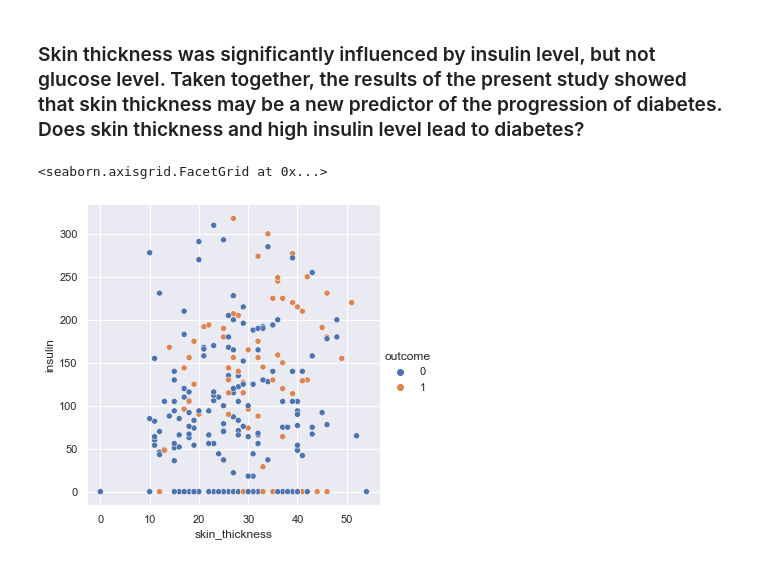
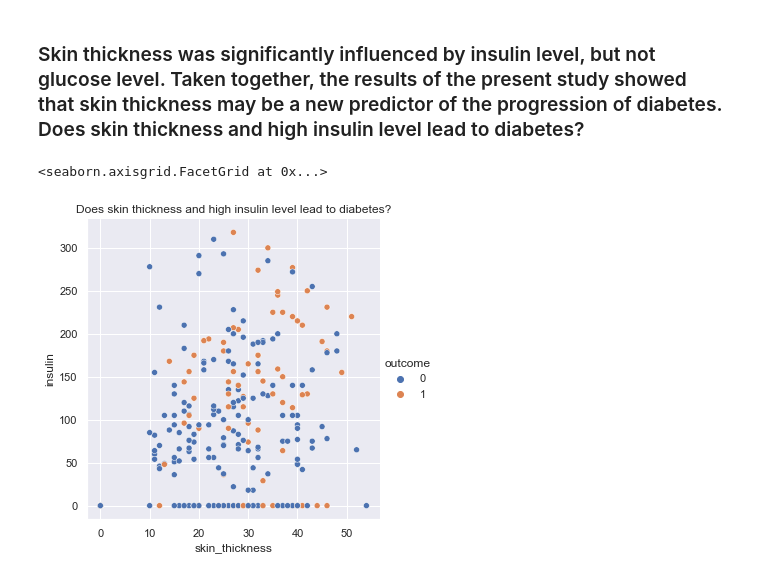
Before and after one commit to raedownen/mini_projects, a Jupyter notebook: diabetes_project.ipynb, the cells around one changed output. Cells and saved outputs as stored; diff of their text form; code cells hidden in the pictures.

```diff
--- a/diabetes_project.ipynb
+++ b/diabetes_project.ipynb
@@ -844,7 +858,7 @@ sns.swarmplot(x=x,y=y,data=data, hue=hue)
 # %% [markdown]
 ### Skin thickness was significantly influenced by insulin level, but not glucose level. Taken together, the results of the present study showed that skin thickness may be a new predictor of the progression of diabetes.  Does skin thickness and high insulin level lead to diabetes?
 # %%
-sns.relplot(x='skin_thickness', y='insulin', hue='outcome', data=train)
+sns.relplot(x='skin_thickness', y='insulin', hue='outcome', data=train).set(title='Does skin thickness and high insulin level lead to diabetes?')
 # %% [output]
 <seaborn.axisgrid.FacetGrid at 0x...>
-[figure, old version]
+[figure, new version]
```
Also changed, not shown: parts of 28 cells of this notebook.
